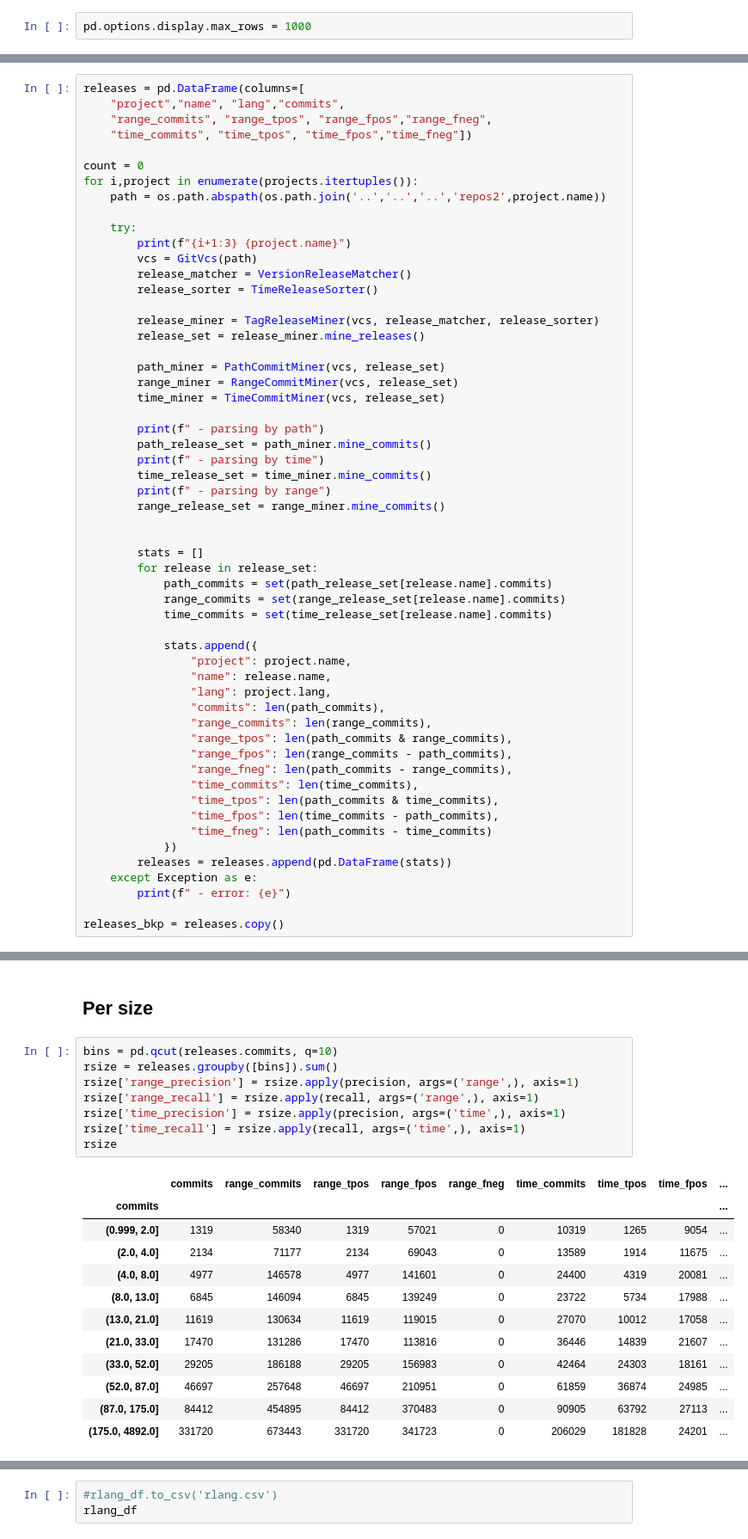
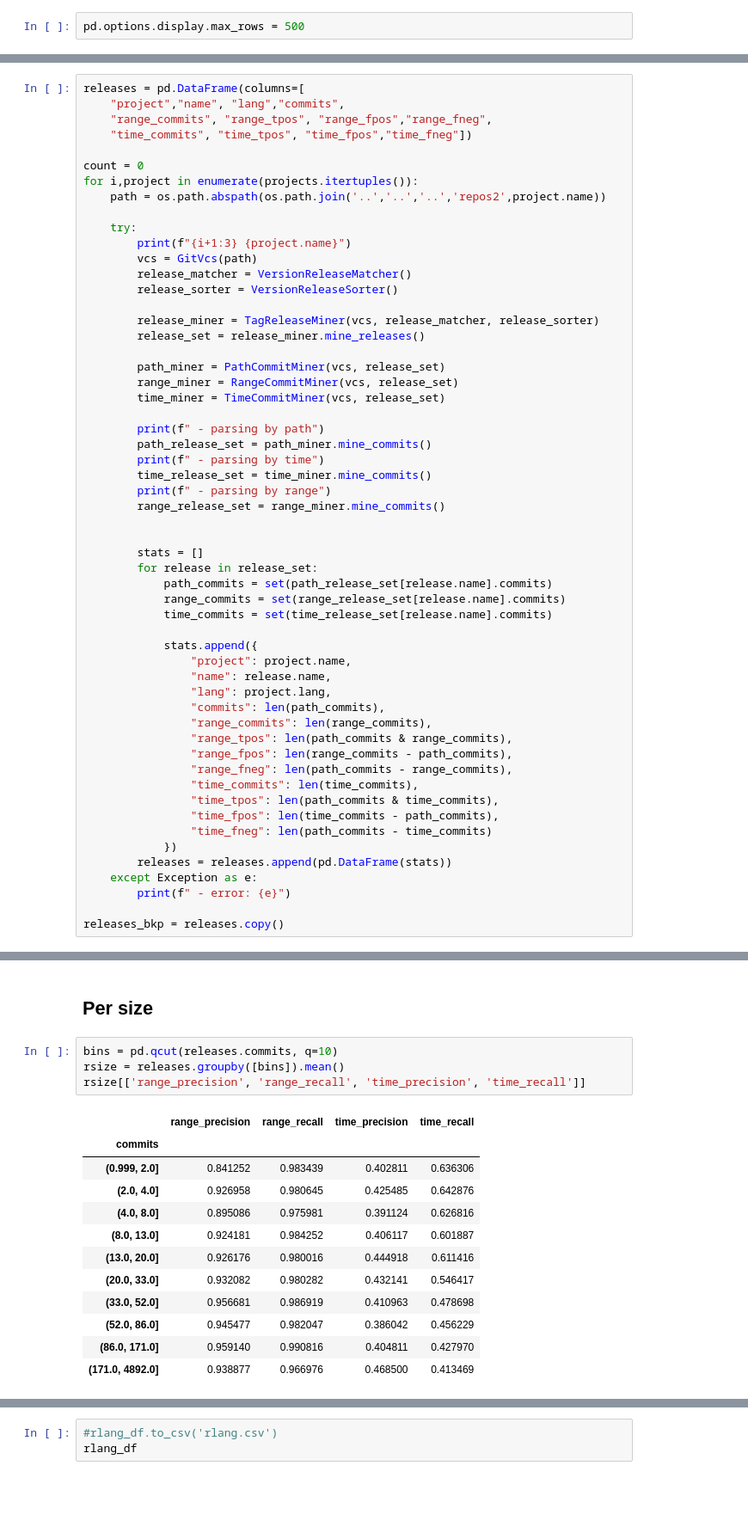
Before and after one commit to gems-uff/release-mining, a Jupyter notebook: 01-rq3_mining.ipynb, the cells around one changed output, grey strips where cells are left out. Shown at 86% size. Cells and saved outputs as stored; diff of their text form; blank space fills up the shorter version.

```diff
--- a/01-rq3_mining.ipynb
+++ b/01-rq3_mining.ipynb
@@ -3,7 +3,7 @@ import pandas as pd
 import numpy as np
 import matplotlib.pyplot as plt
 # %%
-pd.options.display.max_rows = 1000
+pd.options.display.max_rows = 500
 # %%
 import os
 import sys
@@ -31,7 +31,7 @@ for i,project in enumerate(projects.itertuples()):
         print(f"{i+1:3} {project.name}")
         vcs = GitVcs(path)
         release_matcher = VersionReleaseMatcher()
-        release_sorter = TimeReleaseSorter()
+        release_sorter = VersionReleaseSorter()
 
         release_miner = TagReleaseMiner(vcs, release_matcher, release_sorter)
         release_set = release_miner.mine_releases()
@@ -310,22 +421,18 @@ rlang
 ## Per size
 # %%
 bins = pd.qcut(releases.commits, q=10)
-rsize = releases.groupby([bins]).sum()
-rsize['range_precision'] = rsize.apply(precision, args=('range',), axis=1)
-rsize['range_recall'] = rsize.apply(recall, args=('range',), axis=1)
-rsize['time_precision'] = rsize.apply(precision, args=('time',), axis=1)
-rsize['time_recall'] = rsize.apply(recall, args=('time',), axis=1)
-rsize
+rsize = releases.groupby([bins]).mean()
+rsize[['range_precision', 'range_recall', 'time_precision', 'time_recall']]
 # %% [output]
-|  | commits | range_commits | range_tpos | range_fpos | range_fneg | time_commits | time_tpos | time_fpos | ... |
-| commits |  |  |  |  |  |  |  |  | ... |
-| (0.999, 2.0] | 1319 | 58340 | 1319 | 57021 | 0 | 10319 | 1265 | 9054 | ... |
-| (2.0, 4.0] | 2134 | 71177 | 2134 | 69043 | 0 | 13589 | 1914 | 11675 | ... |
-| (4.0, 8.0] | 4977 | 146578 | 4977 | 141601 | 0 | 24400 | 4319 | 20081 | ... |
-| (8.0, 13.0] | 6845 | 146094 | 6845 | 139249 | 0 | 23722 | 5734 | 17988 | ... |
-| (13.0, 21.0] | 11619 | 130634 | 11619 | 119015 | 0 | 27070 | 10012 | 17058 | ... |
-| (21.0, 33.0] | 17470 | 131286 | 17470 | 113816 | 0 | 36446 | 14839 | 21607 | ... |
-| (33.0, 52.0] | 29205 | 186188 | 29205 | 156983 | 0 | 42464 | 24303 | 18161 | ... |
-| (52.0, 87.0] | 46697 | 257648 | 46697 | 210951 | 0 | 61859 | 36874 | 24985 | ... |
-| (87.0, 175.0] | 84412 | 454895 | 84412 | 370483 | 0 | 90905 | 63792 | 27113 | ... |
-| (175.0, 4892.0] | 331720 | 673443 | 331720 | 341723 | 0 | 206029 | 181828 | 24201 | ... |
+|  | range_precision | range_recall | time_precision | time_recall |
+| commits |  |  |  |  |
+| (0.999, 2.0] | 0.841252 | 0.983439 | 0.402811 | 0.636306 |
+| (2.0, 4.0] | 0.926958 | 0.980645 | 0.425485 | 0.642876 |
+| (4.0, 8.0] | 0.895086 | 0.975981 | 0.391124 | 0.626816 |
+| (8.0, 13.0] | 0.924181 | 0.984252 | 0.406117 | 0.601887 |
+| (13.0, 20.0] | 0.926176 | 0.980016 | 0.444918 | 0.611416 |
+| (20.0, 33.0] | 0.932082 | 0.980282 | 0.432141 | 0.546417 |
+| (33.0, 52.0] | 0.956681 | 0.986919 | 0.410963 | 0.478698 |
+| (52.0, 86.0] | 0.945477 | 0.982047 | 0.386042 | 0.456229 |
+| (86.0, 171.0] | 0.959140 | 0.990816 | 0.404811 | 0.427970 |
+| (171.0, 4892.0] | 0.938877 | 0.966976 | 0.468500 | 0.413469 |
```
Also changed, not shown: parts of 23 cells of this notebook.
